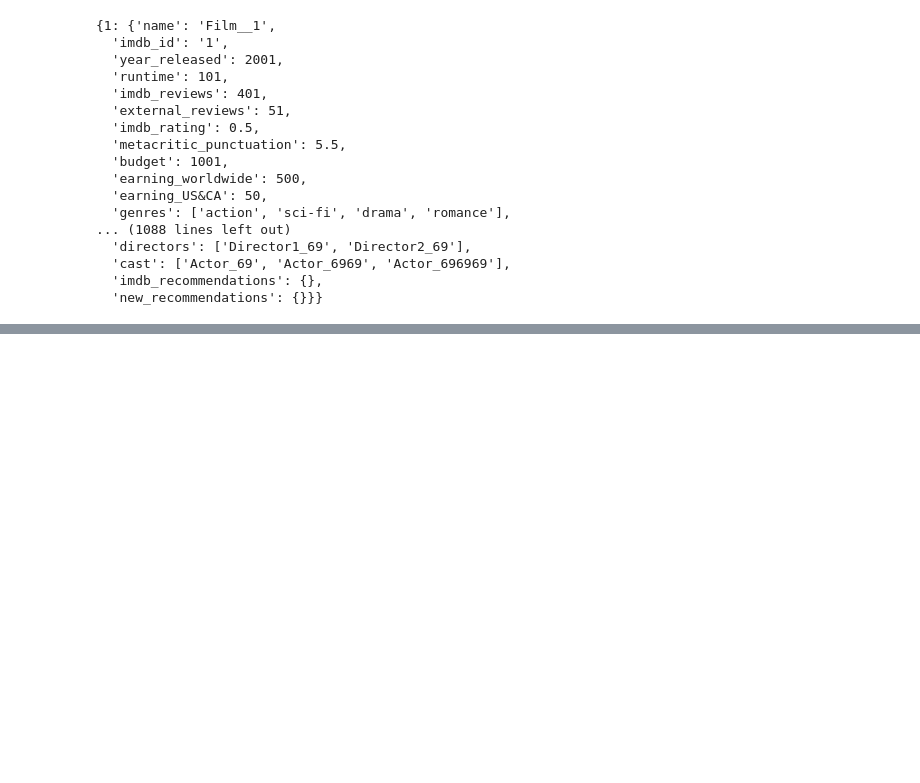
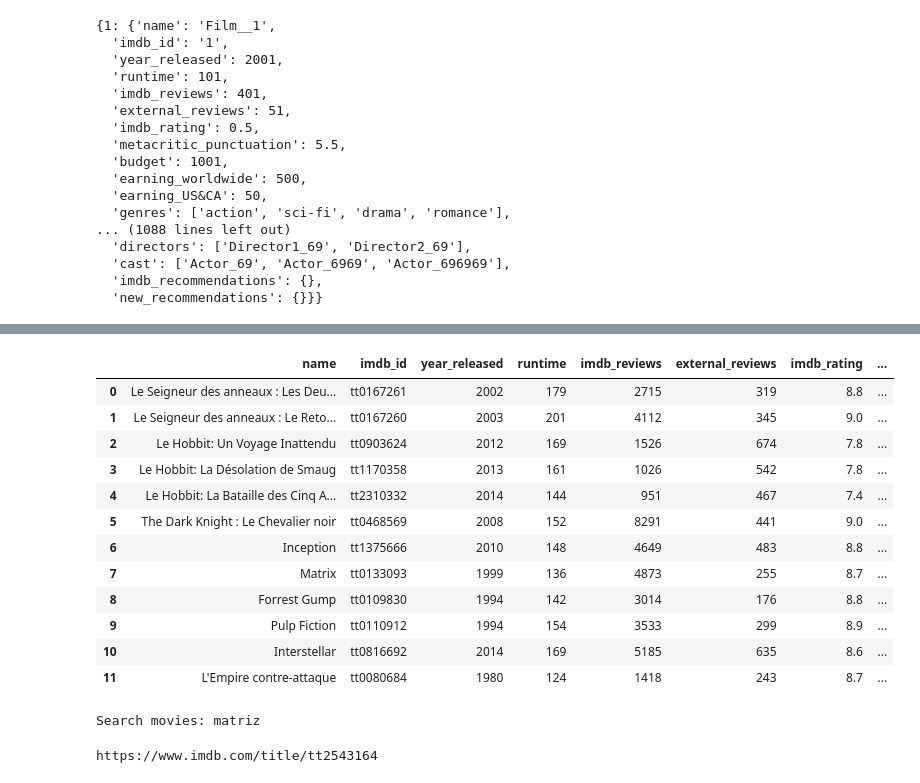
Before and after one commit to Esteban-7/movie_recommendation, a Jupyter notebook: imdb_scrapping.ipynb, the cells around one changed output, grey strips where cells are left out. Saved outputs shown, nothing was run; the diff lists cells and outputs as text; code cells hidden in the pictures; blank space fills up the shorter version.

Commit message:
movie_distance
Finished movie information downloaded. Defined function to estimate distance between movies

```diff
--- a/imdb_scrapping.ipynb
+++ b/imdb_scrapping.ipynb
@@ -306,0 +354,4 @@ movies
+# %%
+client = pymongo.MongoClient("localhost",27017)
+db = client["movie_recommendations"]
+collection = db["imdb_rec_temp"]
@@ -306,0 +367,3 @@ movies
+# %%
+doc = collection.find({"movie_id": "tt0120737"})
+data = doc[0]
@@ -306,0 +372,17 @@ movies
+# %%
+df = pd.DataFrame(data["info_recommended"])
+df
+# %% [output]
+|  | name | imdb_id | year_released | runtime | imdb_reviews | external_reviews | imdb_rating | ... |
+| 0 | Le Seigneur des anneaux : Les Deu... | tt0167261 | 2002 | 179 | 2715 | 319 | 8.8 | ... |
+| 1 | Le Seigneur des anneaux : Le Reto... | tt0167260 | 2003 | 201 | 4112 | 345 | 9.0 | ... |
+| 2 | Le Hobbit: Un Voyage Inattendu | tt0903624 | 2012 | 169 | 1526 | 674 | 7.8 | ... |
+| 3 | Le Hobbit: La Désolation de Smaug | tt1170358 | 2013 | 161 | 1026 | 542 | 7.8 | ... |
+| 4 | Le Hobbit: La Bataille des Cinq A... | tt2310332 | 2014 | 144 | 951 | 467 | 7.4 | ... |
+| 5 | The Dark Knight : Le Chevalier noir | tt0468569 | 2008 | 152 | 8291 | 441 | 9.0 | ... |
+| 6 | Inception | tt1375666 | 2010 | 148 | 4649 | 483 | 8.8 | ... |
+| 7 | Matrix | tt0133093 | 1999 | 136 | 4873 | 255 | 8.7 | ... |
+| 8 | Forrest Gump | tt0109830 | 1994 | 142 | 3014 | 176 | 8.8 | ... |
+| 9 | Pulp Fiction | tt0110912 | 1994 | 154 | 3533 | 299 | 8.9 | ... |
+| 10 | Interstellar | tt0816692 | 2014 | 169 | 5185 | 635 | 8.6 | ... |
+| 11 | L'Empire contre-attaque | tt0080684 | 1980 | 124 | 1418 | 243 | 8.7 | ... |
@@ -306,0 +418,4 @@ movies
+# %%
+x = search_movies()
+# %% [output]
+Search movies: matriz
@@ -306,0 +440,4 @@ movies
+# %%
+x = get_rating("tt2543164")
+# %% [output]
+https://www.imdb.com/title/tt2543164
```
Also changed, not shown: parts of 18 cells of this notebook, 15 other files.
